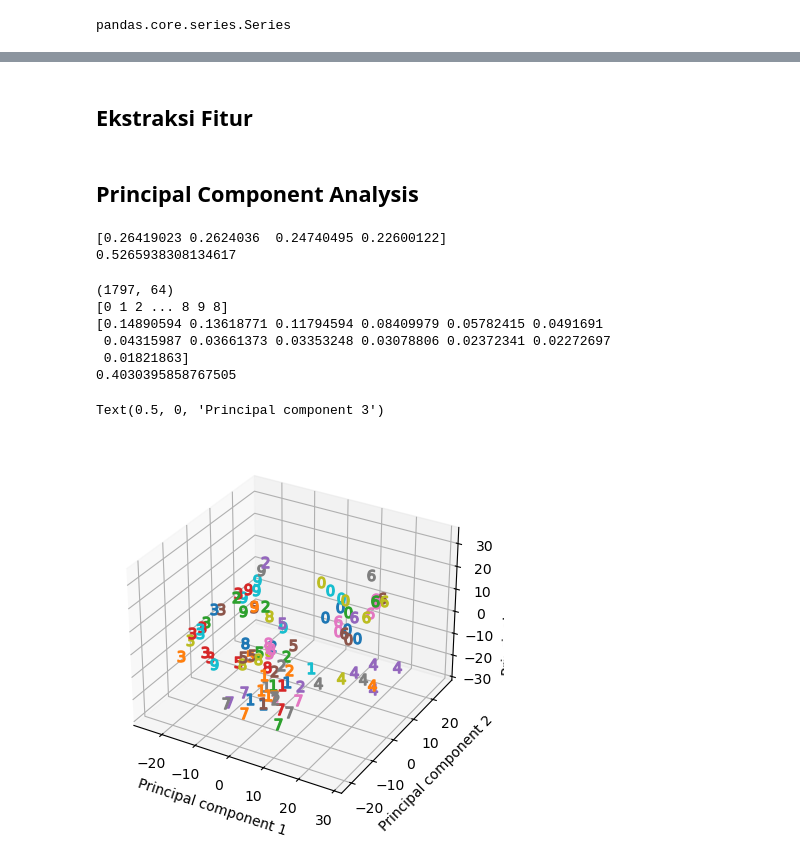
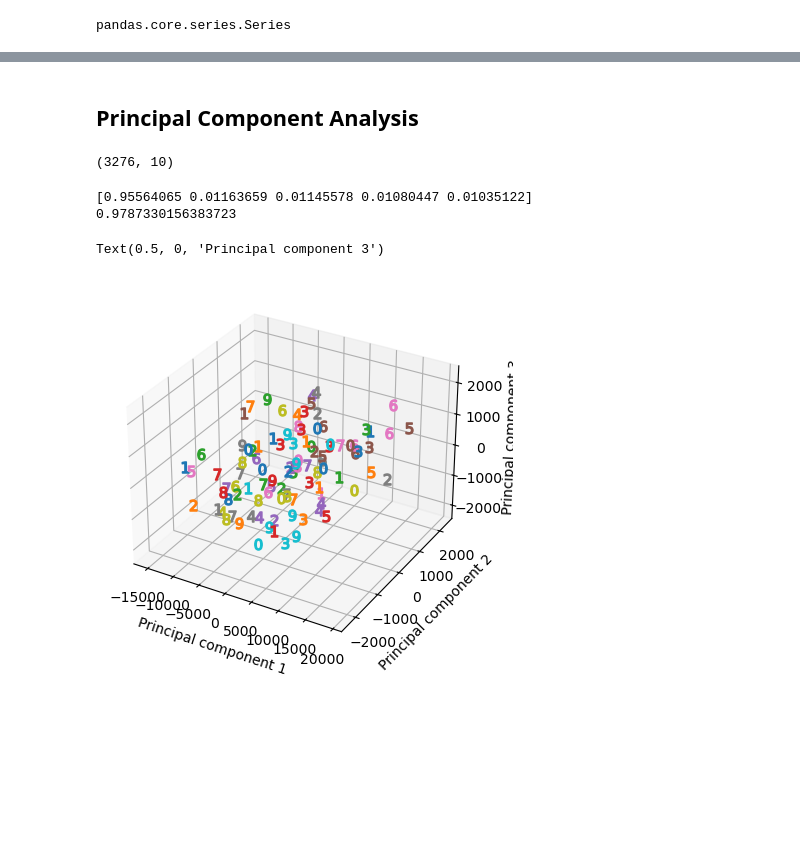
Before and after one commit to RifkyUtama/AI-Kelompok-4, a Jupyter notebook: feature_selection_extraction.ipynb, the cells around one changed output, grey strips where cells are left out. Drawn from its saved outputs; the diff is of its cells as text; code cells hidden in the pictures; blank space fills up the shorter version.

```diff
--- a/feature_selection_extraction.ipynb
+++ b/feature_selection_extraction.ipynb
@@ -5,6 +101,4 @@ from ydata_profiling import ProfileReport
 import pylab as plt
 %matplotlib inline
 # %%
-filename = "water_potability.csv"
+data = imputed_data
-# %%
-data = pd.read_csv(filename)
@@ -176,56 +268,29 @@ plt.show()
-# %% [markdown]
-## Ekstraksi Fitur
 # %% [markdown]
 ## Principal Component Analysis
 # %%
 from sklearn.decomposition import PCA
+data_df.shape
+# %% [output]
+(3276, 10)
 # %%
 pca_transformer = PCA(n_components=0.99)
-# flattenX = X.to_numpy().reshape((n, -1))
-pca_result = pca_transformer.fit_transform(X.to_numpy())
+pca_result = pca_transformer.fit_transform(data_df)
 
 print(pca_transformer.explained_variance_ratio_)
-print(pca_transformer.explained_variance_ratio_[:2].sum())
+print(pca_transformer.explained_variance_ratio_[:3].sum())
 # %% [output]
-[0.26419023 0.2624036  0.24740495 0.22600122]
-0.5265938308134617
+[0.95564065 0.01163659 0.01145578 0.01080447 0.01035122]
+0.9787330156383723
-# %%
-from sklearn import datasets
-from sklearn.decomposition import PCA
-# Load the data
-digits_data = datasets.load_digits()
-n = len(digits_data.images)
-# Each image is represented as an 8-by-8 array.
-# Flatten this array as input to PCA.
-image_data = digits_data.images.reshape((n, -1))
-print(image_data.shape)
-# Groundtruth label of the number appearing in each image
-labels = digits_data.target
-print(labels)
-# Fit a PCA transformer to the dataset.
-# The number of components is automatically chosen to account for
-# at least 80% of the total variance.
-pca_transformer = PCA(n_components=0.8)
-pca_images = pca_transformer.fit_transform(image_data)
-print(pca_transformer.explained_variance_ratio_)
-print(pca_transformer.explained_variance_ratio_[:3].sum())
-# %% [output]
-(1797, 64)
-[0 1 2 ... 8 9 8]
-[0.14890594 0.13618771 0.11794594 0.08409979 0.05782415 0.0491691
- 0.04315987 0.03661373 0.03353248 0.03078806 0.02372341 0.02272697
- 0.01821863]
-0.4030395858767505
 # %%
 import matplotlib.pyplot as plt
 from mpl_toolkits.mplot3d import Axes3D
 fig = plt.figure()
 ax = fig.add_subplot(111, projection='3d')
 for i in range(100):
-    ax.scatter(pca_images[i,0], pca_images[i,1], pca_images[i,2], marker=r'${}$'.format(labels[i]), s=64)
+    ax.scatter(pca_result[i,0], pca_result[i,1], pca_result[i,2], marker=r'${}$'.format(labels[i]), s=64)
 ax.set_xlabel('Principal component 1')
 ax.set_ylabel('Principal component 2')
 ax.set_zlabel('Principal component 3')
 # %% [output]
 Text(0.5, 0, 'Principal component 3')
-[figure, old version]
+[figure, new version]
```
Also changed, not shown: parts of 23 cells of this notebook.
